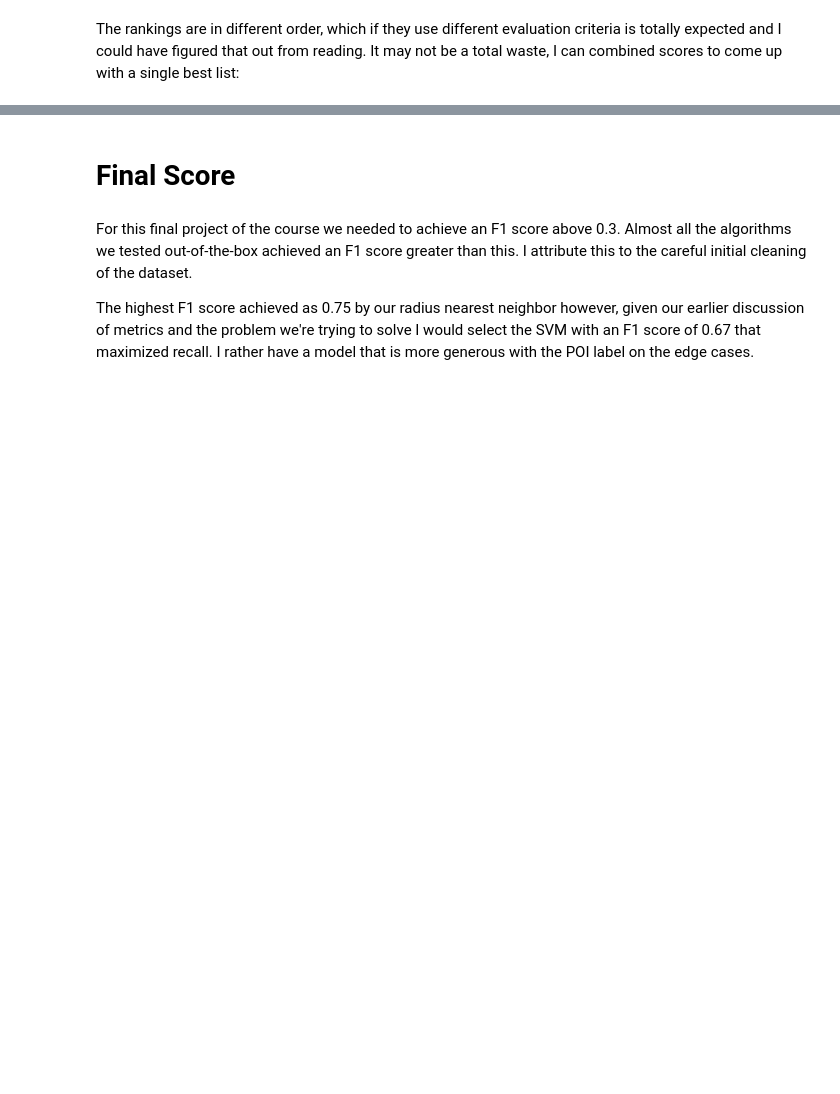
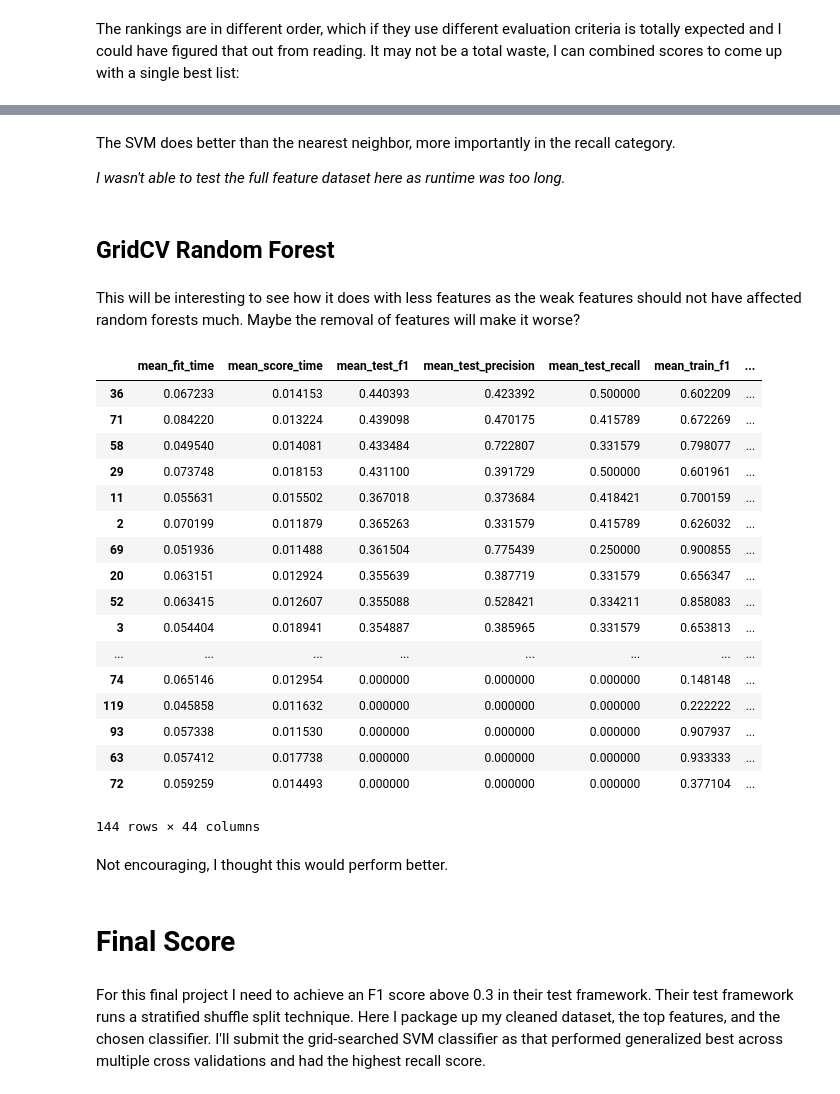
Before and after one commit to bmarshallk/ud120-projects, a Jupyter notebook: final_project/poi_id.ipynb, the cells around one changed output, grey strips where cells are left out. Drawn from its saved outputs; the diff is of its cells as text; code cells hidden in the pictures; blank space fills up the shorter version.

```diff
--- a/final_project/poi_id.ipynb
+++ b/final_project/poi_id.ipynb
@@ -1989,6 +1991,52 @@ svc_results.sort_values(by=['mean_test_f1'], ascending=False)
+# %% [markdown]
+The SVM does better than the nearest neighbor, more importantly in the recall category.
+
+*I wasn't able to test the full feature dataset here as runtime was too long.*
+# %% [markdown]
+## GridCV Random Forest
+# %% [markdown]
+This will be interesting to see how it does with less features as the weak features should not have affected random forests much. Maybe the removal of features will make it worse?
+# %%
+#Setting up the parameter space to explore
+param_grid = {'n_estimators': [10],
+              'min_samples_leaf': [1,2,4],
+              'max_features': [2,4,6],
+              'max_depth': [2,4,6,None],
+              'criterion' : ['gini', 'entropy'],
+              'class_weight': ['balanced', None]
+             }
+
+#Defining which metrics to calculate
+scoring = ['precision','recall','f1']
+
+#Setting the classifier, running grid search, and storing results in dataframe
+rfc = RandomForestClassifier()
+best_rfc = GridSearchCV(rfc, param_grid, scoring=scoring, refit='f1', n_jobs=-1)
+best_rfc.fit(features_train, labels_train)
+rfc_results = pd.DataFrame(best_rfc.cv_results_)
+rfc_results.sort_values(by=['mean_test_f1'], ascending=False)
+# %% [output]
+|  | mean_fit_time | mean_score_time | mean_test_f1 | mean_test_precision | mean_test_recall | mean_train_f1 | ... |
+| 36 | 0.067233 | 0.014153 | 0.440393 | 0.423392 | 0.500000 | 0.602209 | ... |
+| 71 | 0.084220 | 0.013224 | 0.439098 | 0.470175 | 0.415789 | 0.672269 | ... |
+| 58 | 0.049540 | 0.014081 | 0.433484 | 0.722807 | 0.331579 | 0.798077 | ... |
+| 29 | 0.073748 | 0.018153 | 0.431100 | 0.391729 | 0.500000 | 0.601961 | ... |
+| 11 | 0.055631 | 0.015502 | 0.367018 | 0.373684 | 0.418421 | 0.700159 | ... |
+| 2 | 0.070199 | 0.011879 | 0.365263 | 0.331579 | 0.415789 | 0.626032 | ... |
+| 69 | 0.051936 | 0.011488 | 0.361504 | 0.775439 | 0.250000 | 0.900855 | ... |
+| 20 | 0.063151 | 0.012924 | 0.355639 | 0.387719 | 0.331579 | 0.656347 | ... |
+| 52 | 0.063415 | 0.012607 | 0.355088 | 0.528421 | 0.334211 | 0.858083 | ... |
+| 3 | 0.054404 | 0.018941 | 0.354887 | 0.385965 | 0.331579 | 0.653813 | ... |
+| ... | ... | ... | ... | ... | ... | ... | ... |
+| 74 | 0.065146 | 0.012954 | 0.000000 | 0.000000 | 0.000000 | 0.148148 | ... |
+| 119 | 0.045858 | 0.011632 | 0.000000 | 0.000000 | 0.000000 | 0.222222 | ... |
+| 93 | 0.057338 | 0.011530 | 0.000000 | 0.000000 | 0.000000 | 0.907937 | ... |
+| 63 | 0.057412 | 0.017738 | 0.000000 | 0.000000 | 0.000000 | 0.933333 | ... |
+| 72 | 0.059259 | 0.014493 | 0.000000 | 0.000000 | 0.000000 | 0.377104 | ... |
+144 rows × 44 columns
+# %% [markdown]
+Not encouraging, I thought this would perform better.
 # %% [markdown]
 # Final Score
-# %% [markdown]
-For this final project of the course we needed to achieve an F1 score above 0.3. Almost all the algorithms we tested out-of-the-box achieved an F1 score greater than this. I attribute this to the careful initial cleaning of the dataset.
-
-The highest F1 score achieved as 0.75 by our radius nearest neighbor however, given our earlier discussion of metrics and the problem we're trying to solve I would select the SVM with an F1 score of 0.67 that maximized recall. I rather have a model that is more generous with the POI label on the edge cases.
+# %% [markdown]
+For this final project I need to achieve an F1 score above 0.3 in their test framework. Their test framework runs a stratified shuffle split technique. Here I package up my cleaned dataset, the top features, and the chosen classifier. I'll submit the grid-searched SVM classifier as that performed generalized best across multiple cross validations and had the highest recall score.
```
Also changed, not shown: parts of 29 cells of this notebook.
